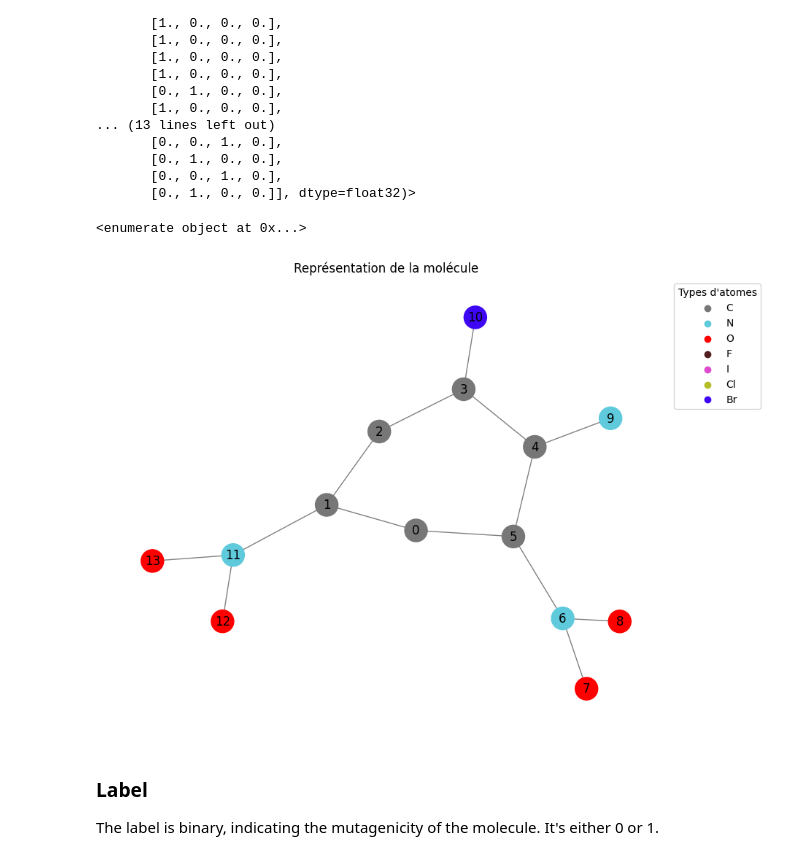
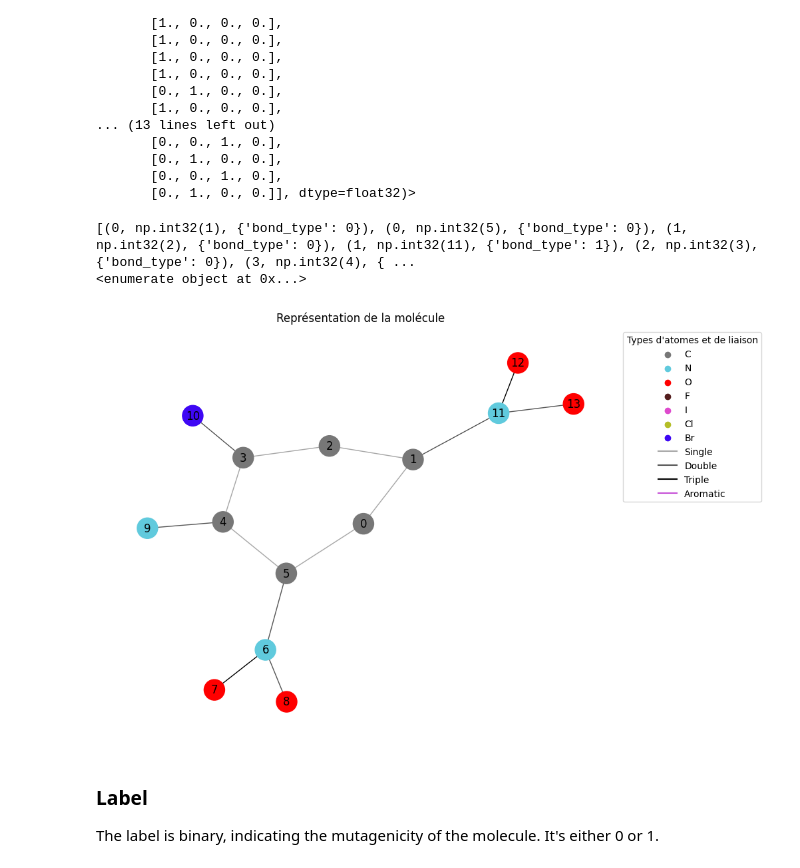
Before and after one commit to Matthieu-Speismann/Projet_3A_GNN, a Jupyter notebook: code/tfgnn_intro_mutag_example.ipynb, the cells around one changed output. Cells and saved outputs as stored; diff of their text form; code cells hidden in the pictures.

```diff
--- a/code/tfgnn_intro_mutag_example.ipynb
+++ b/code/tfgnn_intro_mutag_example.ipynb
@@ -184,42 +182,52 @@ def graph_tensor_to_networkx(graph_tensor):
     G = nx.Graph()
 
     # Ajouter les nœuds avec leurs types comme attributs
     node_features = graph_tensor.node_sets['atoms'].features[tfgnn.HIDDEN_STATE].numpy()
     num_nodes = graph_tensor.node_sets['atoms'].sizes[0].numpy()
     for i in range(num_nodes):
         atom_type = int(node_features[i].argmax())  # Type d'atome basé sur l'encodage one-hot
         G.add_node(i, atom_type=atom_type)
 
-    # Ajouter les arêtes
+    # Ajouter les arêtes avec leurs types comme attributs
+    edge_features = graph_tensor.edge_sets['bonds'].features[tfgnn.HIDDEN_STATE].numpy()
     sources = graph_tensor.edge_sets['bonds'].adjacency.source.numpy()
     targets = graph_tensor.edge_sets['bonds'].adjacency.target.numpy()
-    edges = zip(sources, targets)
-    G.add_edges_from(edges)
+    for i, (source, target) in enumerate(zip(sources, targets)):
+        bond_type = int(edge_features[i].argmax())  # Type de liaison basé sur l'encodage one-hot
+        G.add_edge(source, target, bond_type=bond_type)
 
     return G
 
 # Convertir et afficher le graphe
 nx_graph = graph_tensor_to_networkx(g)
+print(nx_graph.edges(data=True))
 
 # Définir les couleurs des nœuds en fonction du type d'atome
-palette = dict(zip(range(7), ["#777777","#60CADD",'#FF0000',"#541E1E","#DE4ACD","#B4BE27","#3E07F4"]))
-node_colors = [palette[d['atom_type']] for _, d in nx_graph.nodes(data=True)]
+palette_node = dict(zip(range(7), ["#777777","#60CADD",'#FF0000',"#541E1E","#DE4ACD","#B4BE27","#3E07F4"]))
+node_colors = [palette_node[d['atom_type']] for _, d in nx_graph.nodes(data=True)]
+
+palette_edge = dict(zip(range(4), ["#A6A6A6", "#555555", "#000000", "#C751D7"]))
+edge_colors = [palette_edge[d['bond_type']] for _, _, d in nx_graph.edges(data=True)]
 
 # Tracer le graphe avec les couleurs des nœuds
 plt.figure(figsize=(10, 8))
 plt.title("Représentation de la molécule")
-nx.draw(nx_graph, with_labels=True, node_color=node_colors, cmap=plt.cm.tab10, edge_color='gray', node_size=500)
+nx.draw(nx_graph, with_labels=True, node_color=node_colors, edge_color=edge_colors, node_size=500)
 
 # Ajouter une légende pour les types d'atomes
 atom_types = ['C', 'N', 'O', 'F', 'I', 'Cl', 'Br']
 print(enumerate(atom_types))
 for i, atom in enumerate(atom_types):
-    plt.scatter([], [], color=palette[i], label=atom)
-plt.legend(title="Types d'atomes", loc='upper left', bbox_to_anchor=(1, 1))
+    plt.scatter([], [], color=palette_node[i], label=atom)
+
+for i, bond in enumerate(['Single', 'Double', 'Triple', 'Aromatic']):
+    plt.plot([], [], color=palette_edge[i], label=bond)
+plt.legend(title="Types d'atomes et de liaison", loc='upper left', bbox_to_anchor=(1, 1))
 plt.show()
 # %% [output]
+[(0, np.int32(1), {'bond_type': 0}), (0, np.int32(5), {'bond_type': 0}), (1, np.int32(2), {'bond_type': 0}), (1, np.int32(11), {'bond_type': 1}), (2, np.int32(3), {'bond_type': 0}), (3, np.int32(4), { ...
 <enumerate object at 0x...>
-[figure, old version]
+[figure, new version]
 # %% [markdown]
 ### Label
 The label is binary, indicating the mutagenicity of the molecule. It's either 0 or 1.
```
Also changed, not shown: parts of 14 cells of this notebook, 1 other file.
